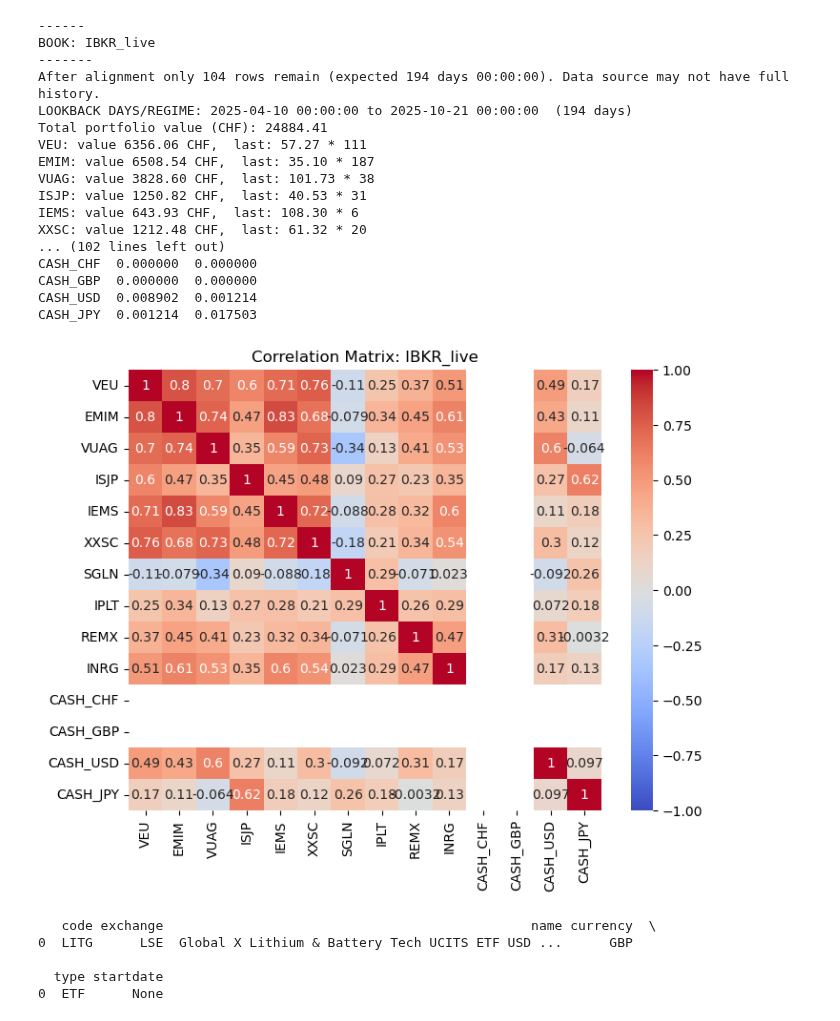
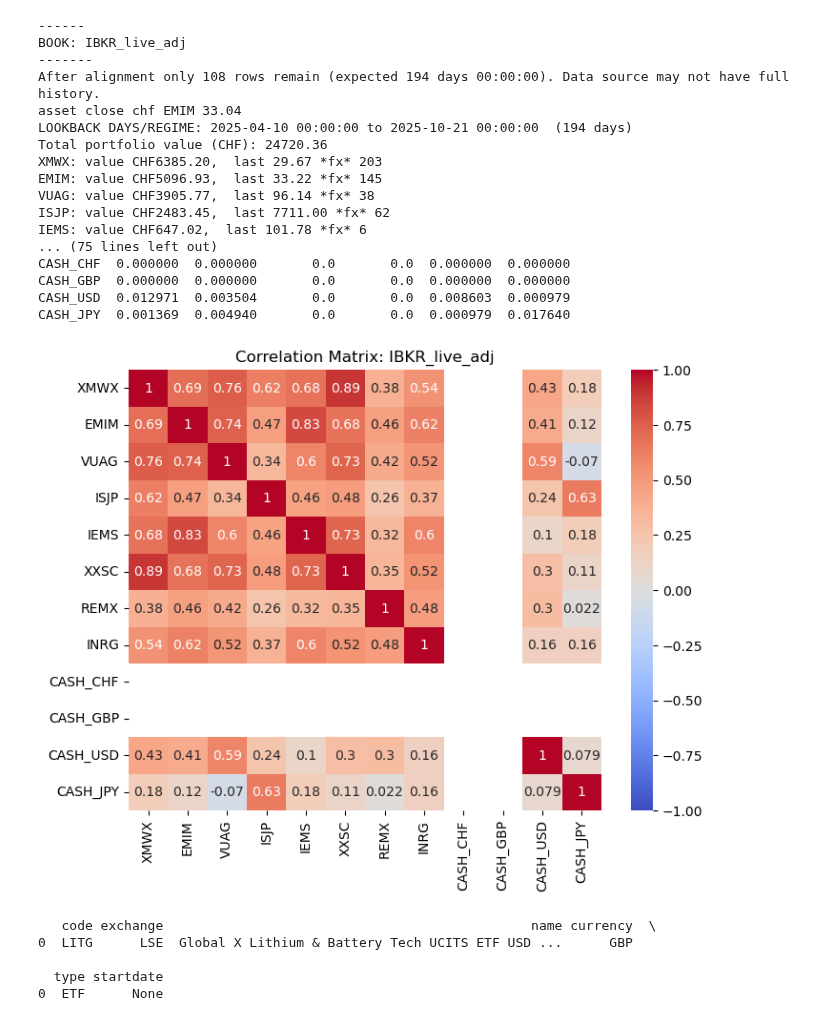
Before and after one commit to nimchimpski/GeoQuant, a Jupyter notebook: risk_matrix_run.ipynb, the cells around one changed output. Drawn from its saved outputs; the diff is of its cells as text; code cells hidden in the pictures.

```diff
--- a/risk_matrix_run.ipynb
+++ b/risk_matrix_run.ipynb
@@ -223,6 +221,6 @@ importlib.reload(config)
 # %%
 
-PORTFOLIO = 'IBKR_live'
+PORTFOLIO = 'IBKR_live_adj'
             # 'IBKR_live_adj'
             # 'IBKR_sim'
             # 'exp'
@@ -231,49 +229,49 @@ holdings=getattr(books, PORTFOLIO)  # verify it exists
 DEBUG = False
 window_start = '2025-4-10'
 window_end = None
 print('------\nBOOK:', PORTFOLIO, '\n-------')
 
 
 
 rets_df, prices_df, w = risk_matrix.build_returns_matrix_in_chf(holdings, params=config.params, no_fx=False, usd_shift=False, window_start=window_start, window_end=window_end,  DEBUG=DEBUG)
 
 risk = risk_matrix.portfolio_risk(rets_df, w)
 
 # print( rets_df.tail(3) )
-print("Portfolio σ (annualized, CHF): {:.2%}".format(risk["port_vol"]))
+print("Portfolio σ (an_adjnualized, CHF): {:.2%}".format(risk["port_vol"]))
 print(" CORE EQUITY BAND = 15 - 30%, DIVERSIFIERS = 5 - 12%, TACTICALS <= 10%,")
 print('equity core max 30%, diversifiers max 12%, tacticals max 10%, total max 15%')
 print(risk["summary"].round({"Weight":3,"Vol_1Y_CHF":3,"MRC":3,"PRC_%":1, }))
 print(f'CORRELATION:')
 print(f'{risk["corr"].round(2)}')
 print(f'COVARIANCE:')
 print(f'{risk["cov_annual"]}')
 
 corr_matrix = risk["corr"]
 
 plt.figure(figsize=(8, 6))
 sns.heatmap(corr_matrix, annot=True, cmap="coolwarm", vmin=-1, vmax=1)
 plt.title(f"Correlation Matrix: {PORTFOLIO}")
 plt.show()
 # %% [output]
 ------
-BOOK: IBKR_live
+BOOK: IBKR_live_adj
 -------
-After alignment only 104 rows remain (expected 194 days 00:00:00). Data source may not have full history.
+After alignment only 108 rows remain (expected 194 days 00:00:00). Data source may not have full history.
+asset close chf EMIM 33.04
 LOOKBACK DAYS/REGIME: 2025-04-10 00:00:00 to 2025-10-21 00:00:00  (194 days)
-Total portfolio value (CHF): 24884.41
-VEU: value 6356.06 CHF,  last: 57.27 * 111
-EMIM: value 6508.54 CHF,  last: 35.10 * 187
-VUAG: value 3828.60 CHF,  last: 101.73 * 38
-ISJP: value 1250.82 CHF,  last: 40.53 * 31
-IEMS: value 643.93 CHF,  last: 108.30 * 6
-XXSC: value 1212.48 CHF,  last: 61.32 * 20
-... (102 lines left out)
-CASH_CHF  0.000000  0.000000
-CASH_GBP  0.000000  0.000000
-CASH_USD  0.008902  0.001214
-CASH_JPY  0.001214  0.017503
+Total portfolio value (CHF): 24720.36
+XMWX: value CHF6385.20,  last 29.67 *fx* 203
+EMIM: value CHF5096.93,  last 33.22 *fx* 145
+VUAG: value CHF3905.77,  last 96.14 *fx* 38
+ISJP: value CHF2483.45,  last 7711.00 *fx* 62
+IEMS: value CHF647.02,  last 101.78 *fx* 6
+... (75 lines left out)
+CASH_CHF  0.000000  0.000000       0.0       0.0  0.000000  0.000000
+CASH_GBP  0.000000  0.000000       0.0       0.0  0.000000  0.000000
+CASH_USD  0.012971  0.003504       0.0       0.0  0.008603  0.000979
+CASH_JPY  0.001369  0.004940       0.0       0.0  0.000979  0.017640
-[figure, old version]
+[figure, new version]
 # %%
 def eod_search(quey: str, token: str):
     import requests, pandas as pd
```
Also changed, not shown: parts of 3 cells of this notebook, 20 other files.
